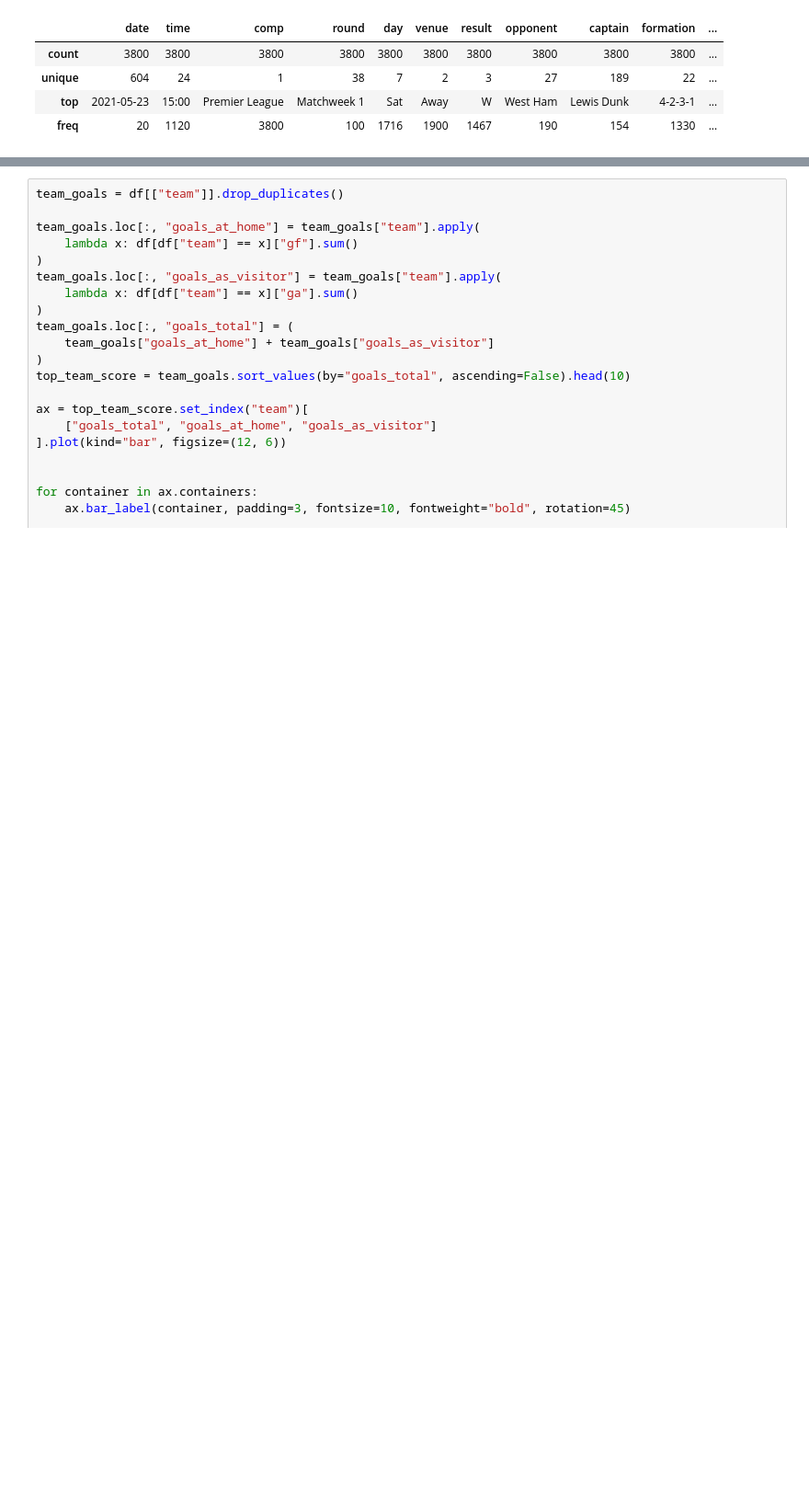
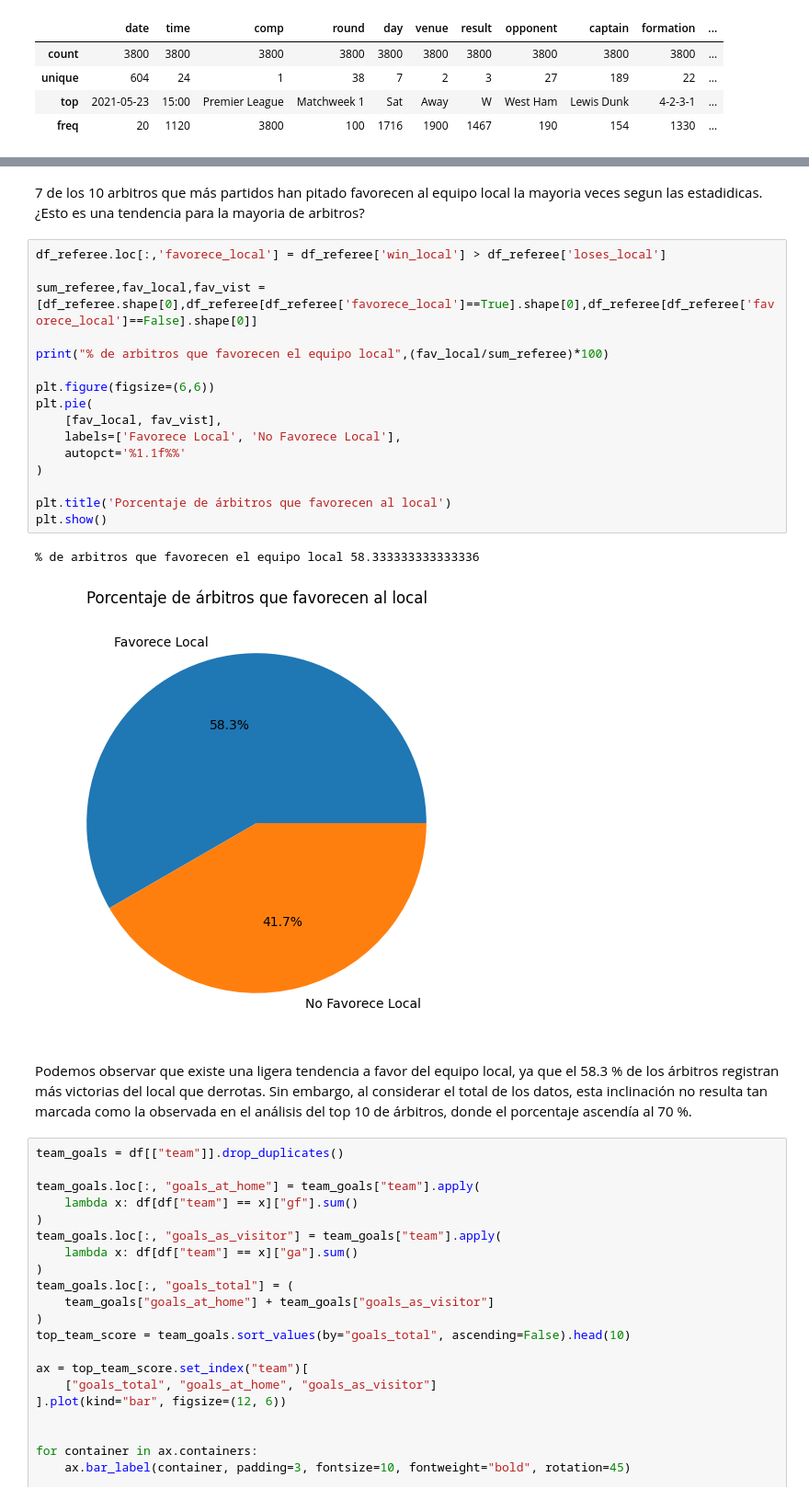
Before and after one commit to jp0617/analisis, a Jupyter notebook: ConsolidadoPremier.ipynb, the cells around one changed output, grey strips where cells are left out. Shown at 92% size. Drawn from its saved outputs; the diff is of its cells as text; blank space fills up the shorter version.

```diff
--- a/ConsolidadoPremier.ipynb
+++ b/ConsolidadoPremier.ipynb
@@ -86,6 +84,30 @@ plt.tight_layout()
 plt.show()
 # %% [output]
 [figure]
+# %% [markdown]
+7 de los 10 arbitros que más partidos han pitado favorecen al equipo local la mayoria veces segun las estadidicas.
+¿Esto es una tendencia para la mayoria de arbitros?
+# %%
+df_referee.loc[:,'favorece_local'] = df_referee['win_local'] > df_referee['loses_local']
+
+sum_referee,fav_local,fav_vist = [df_referee.shape[0],df_referee[df_referee['favorece_local']==True].shape[0],df_referee[df_referee['favorece_local']==False].shape[0]]
+
+print("% de arbitros que favorecen el equipo local",(fav_local/sum_referee)*100)
+
+plt.figure(figsize=(6,6))
+plt.pie(
+    [fav_local, fav_vist],
+    labels=['Favorece Local', 'No Favorece Local'],
+    autopct='%1.1f%%'
+)
+
+plt.title('Porcentaje de árbitros que favorecen al local')
+plt.show()
+# %% [output]
+% de arbitros que favorecen el equipo local 58.333333333333336
+[figure, added]
+# %% [markdown]
+Podemos observar que existe una ligera tendencia a favor del equipo local, ya que el 58.3 % de los árbitros registran más victorias del local que derrotas. Sin embargo, al considerar el total de los datos, esta inclinación no resulta tan marcada como la observada en el análisis del top 10 de árbitros, donde el porcentaje ascendía al 70 %.
 # %%
 team_goals = df[["team"]].drop_duplicates()
 
```
Also changed, not shown: parts of 6 cells of this notebook.
